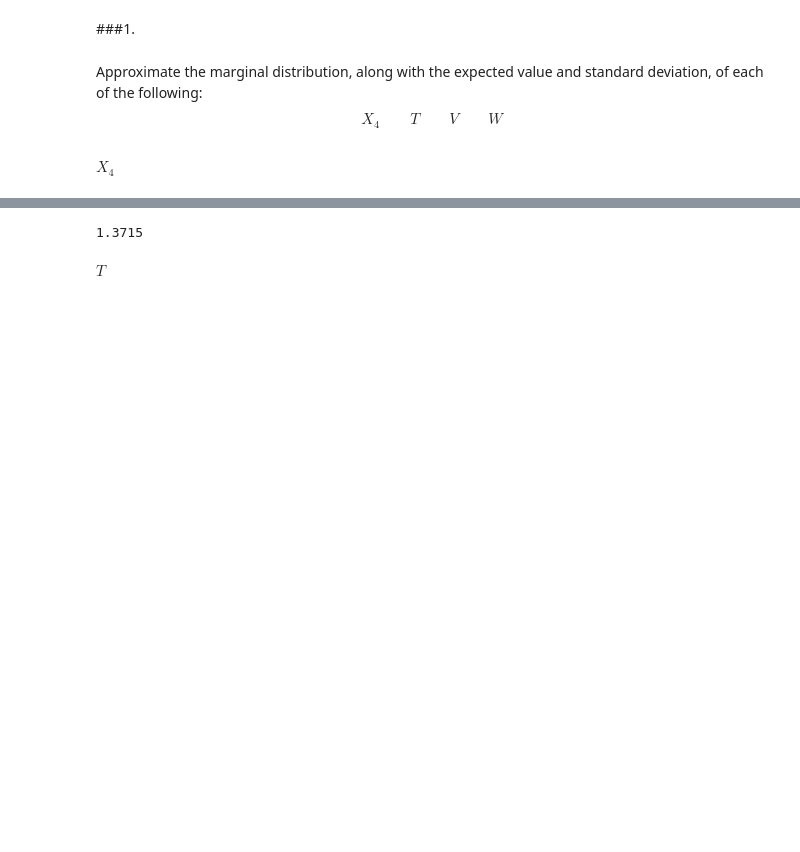
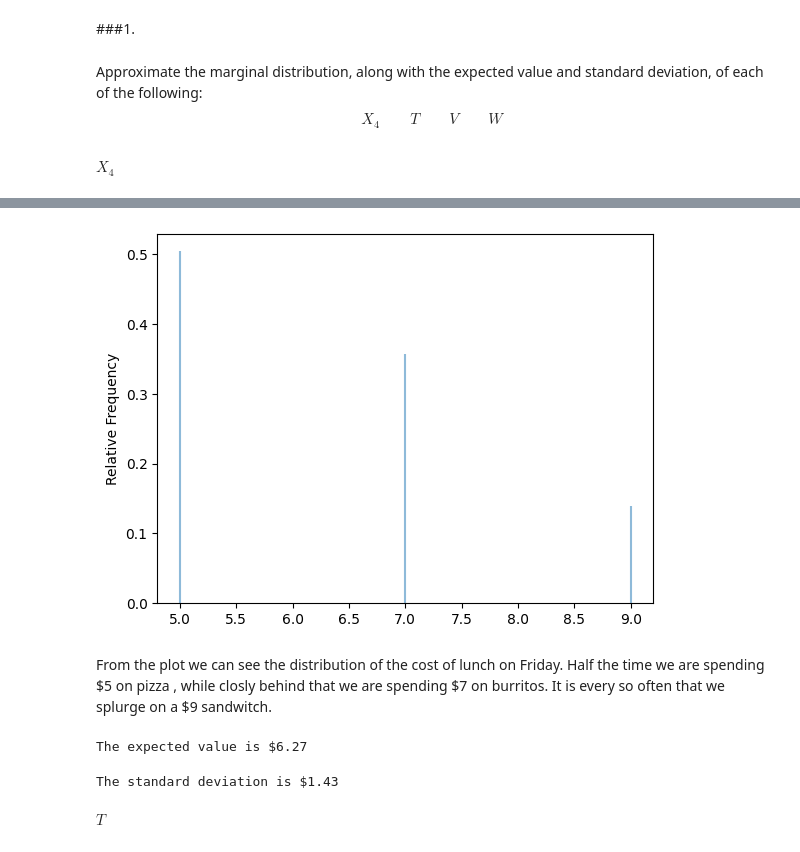
Before and after one commit to NRJaggers/Applied-Stochastic-Processes, a Jupyter notebook: Applications/2-Markov_Chains/Markov_Chains.ipynb, the cells around one changed output, grey strips where cells are left out. Drawn from its saved outputs; the diff is of its cells as text; code cells hidden in the pictures; blank space fills up the shorter version.

```diff
--- a/Applications/2-Markov_Chains/Markov_Chains.ipynb
+++ b/Applications/2-Markov_Chains/Markov_Chains.ipynb
@@ -91,8 +98,23 @@ results.tabulate(normalize=True)
 | Total | 1.0 |
+# %%
+results.plot()
+# %% [output]
+[figure, added]
+# %% [markdown]
+From the plot we can see the distribution of the cost of lunch on Friday. Half the time we are spending \$5 on pizza , while closly behind that we are spending \$7 on burritos. It is every so often that we splurge on a \$9 sandwitch.
 # %%
 #calculate and present expected value
-results.mean()
+ev = results.mean()
+
+print("The expected value is ${:.2f}".format(ev))
 # %% [output]
-1.3715
+The expected value is $6.27
+# %%
+#calculate and present standard deviation
+std_dev = results.std()
+
+print("The standard deviation is ${:.2f}".format(std_dev))
+# %% [output]
+The standard deviation is $1.43
 # %% [markdown]
 $T$
```
Also changed, not shown: parts of 7 cells of this notebook.
